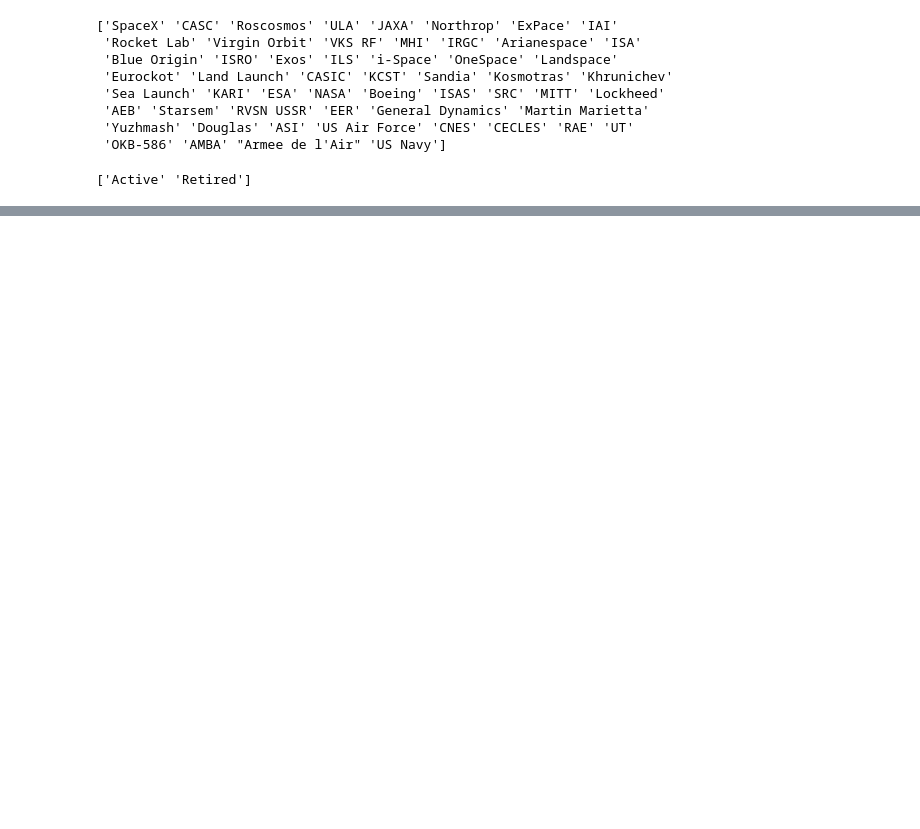
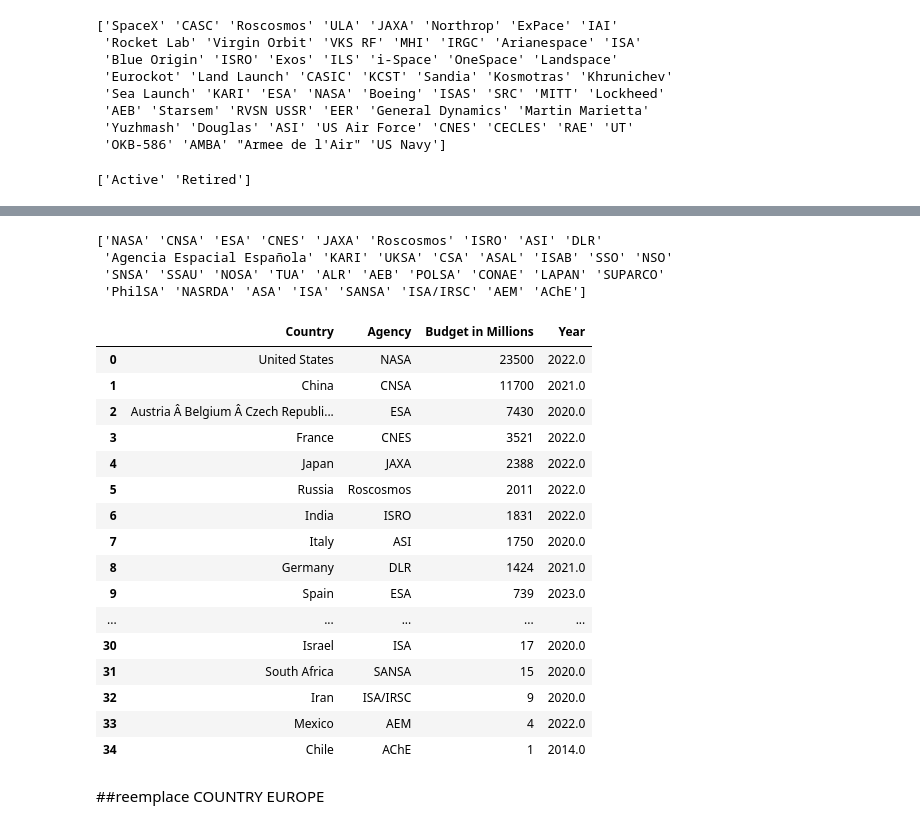
Before and after one commit to Estherkii/Space_Mission_Launches, a Jupyter notebook: src/cleaning.ipynb, the cells around one changed output, grey strips where cells are left out. Drawn from its saved outputs; the diff is of its cells as text; code cells hidden in the pictures; blank space fills up the shorter version.

```diff
--- a/src/cleaning.ipynb
+++ b/src/cleaning.ipynb
@@ -104,3 +138,6 @@ print(unique_values_status)
 file_path = r"C:\Users\photo\Desktop\Ironhack\projects\project_II_space_mission_launches\data\mission_launches_cleaned.csv"
 
 mission_launches_cleaned.to_csv(file_path, index=False)
+# %%
+mission_extra_cleaned= pd.read_csv(r"C:\Users\photo\Desktop\Ironhack\projects\project_II_space_mission_launches\data\mission_launches_extra.csv", encoding='latin1')
+mission_extra_cleaned.head()
@@ -106,0 +151,6 @@ mission_launches_cleaned.to_csv(file_path, index=False)
+# %%
+#drop the column Reference
+mission_extra_cleaned = mission_extra_cleaned.drop('Reference', axis=1, inplace=False)
+# %%
+#drop last row with "world"
+mission_extra_cleaned = mission_extra_cleaned.drop(35, axis=0, inplace=False)
@@ -106,0 +166,8 @@ mission_launches_cleaned.to_csv(file_path, index=False)
+# %%
+unique_values2 = mission_extra_cleaned['Agency'].unique()
+print(unique_values2)
+# %% [output]
+['NASA' 'CNSA' 'ESA' 'CNES' 'JAXA' 'Roscosmos' 'ISRO' 'ASI' 'DLR'
+ 'Agencia Espacial Española' 'KARI' 'UKSA' 'CSA' 'ASAL' 'ISAB' 'SSO' 'NSO'
+ 'SNSA' 'SSAU' 'NOSA' 'TUA' 'ALR' 'AEB' 'POLSA' 'CONAE' 'LAPAN' 'SUPARCO'
+ 'PhilSA' 'NASRDA' 'ASA' 'ISA' 'SANSA' 'ISA/IRSC' 'AEM' 'AChE']
@@ -106,0 +239,27 @@ mission_launches_cleaned.to_csv(file_path, index=False)
+# %%
+#changing column name to Budget in Millions
+mission_extra_cleaned.rename(columns={"Budget (in millions of US $)": 'Budget in Millions'}, inplace=True)
+# %%
+#changing column name to Country
+mission_extra_cleaned.rename(columns={"Country/ region": 'Country'}, inplace=True)
+mission_extra_cleaned
+# %% [output]
+|  | Country | Agency | Budget in Millions | Year |
+| 0 | United States | NASA | 23500 | 2022.0 |
+| 1 | China | CNSA | 11700 | 2021.0 |
+| 2 | Austria Â Belgium Â Czech Republi... | ESA | 7430 | 2020.0 |
+| 3 | France | CNES | 3521 | 2022.0 |
+| 4 | Japan | JAXA | 2388 | 2022.0 |
+| 5 | Russia | Roscosmos | 2011 | 2022.0 |
+| 6 | India | ISRO | 1831 | 2022.0 |
+| 7 | Italy | ASI | 1750 | 2020.0 |
+| 8 | Germany | DLR | 1424 | 2021.0 |
+| 9 | Spain | ESA | 739 | 2023.0 |
+| ... | ... | ... | ... | ... |
+| 30 | Israel | ISA | 17 | 2020.0 |
+| 31 | South Africa | SANSA | 15 | 2020.0 |
+| 32 | Iran | ISA/IRSC | 9 | 2020.0 |
+| 33 | Mexico | AEM | 4 | 2022.0 |
+| 34 | Chile | AChE | 1 | 2014.0 |
+# %% [markdown]
+##reemplace COUNTRY EUROPE
```
Also changed, not shown: parts of 7 cells of this notebook, 6 other files.
